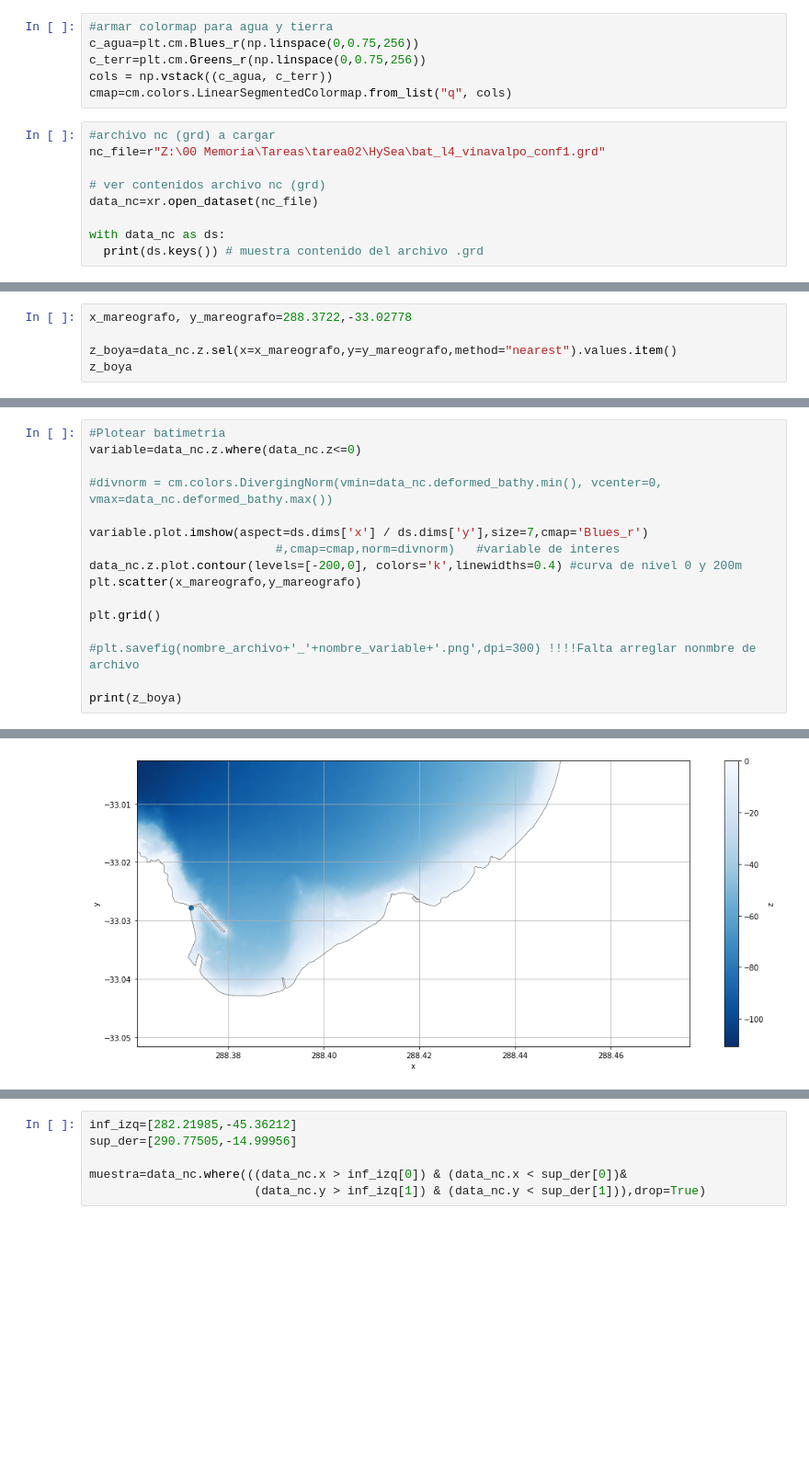
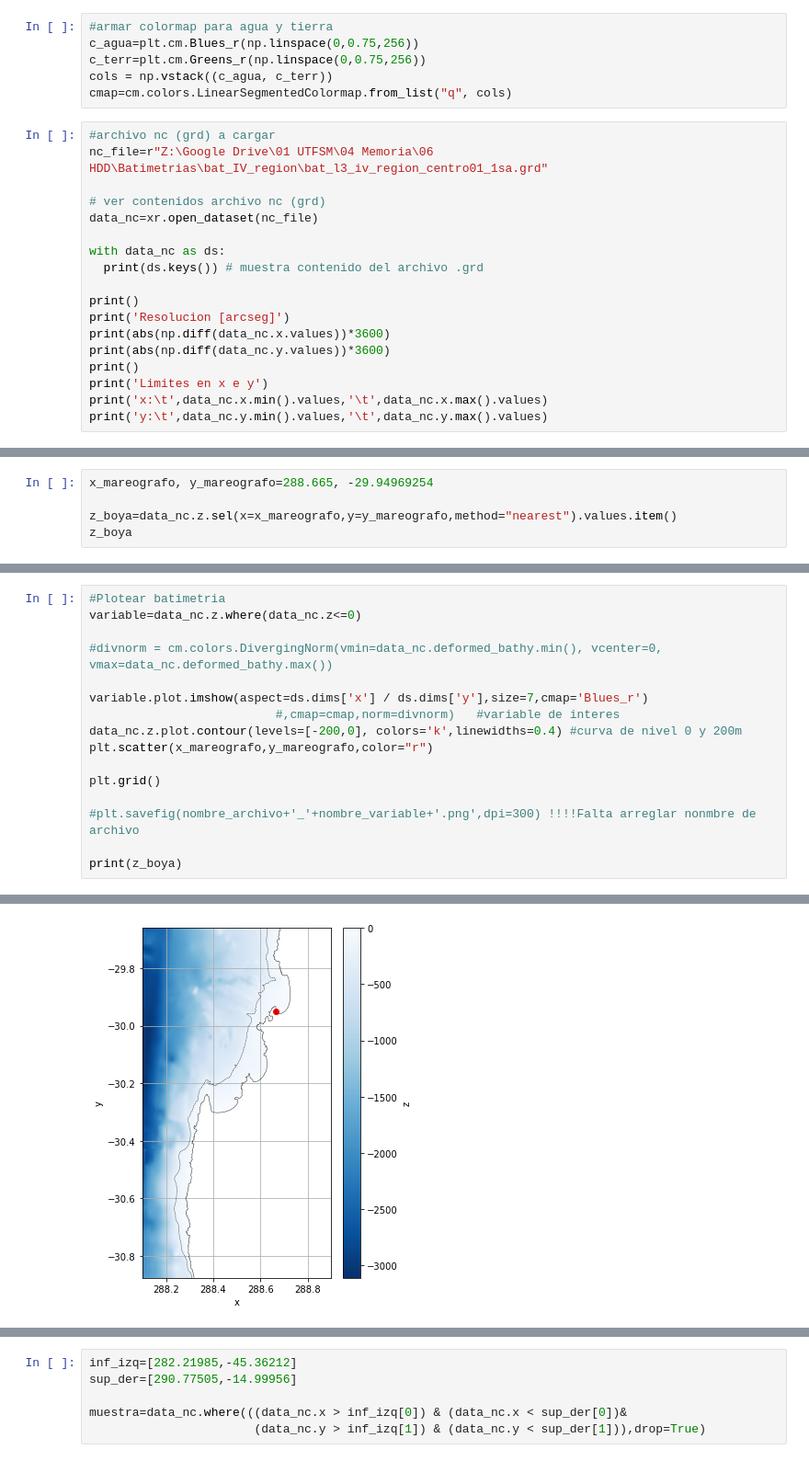
Before and after one commit to Maurici0-Diaz/Resonancia, a Jupyter notebook: analisis_grd.ipynb, the cells around one changed output, grey strips where cells are left out. Shown: that part at 92% size. Saved outputs shown, nothing was run; the diff lists cells and outputs as text; blank space fills up the shorter version.

```diff
--- a/analisis_grd.ipynb
+++ b/analisis_grd.ipynb
@@ -13,12 +13,21 @@ cols = np.vstack((c_agua, c_terr))
 cmap=cm.colors.LinearSegmentedColormap.from_list("q", cols)
 # %%
 #archivo nc (grd) a cargar
-nc_file=r"Z:\00 Memoria\Tareas\tarea02\HySea\bat_l4_vinavalpo_conf1.grd"
+nc_file=r"Z:\Google Drive\01 UTFSM\04 Memoria\06 HDD\Batimetrias\bat_IV_region\bat_l3_iv_region_centro01_1sa.grd"
 
 # ver contenidos archivo nc (grd)
 data_nc=xr.open_dataset(nc_file)
 
 with data_nc as ds:
   print(ds.keys()) # muestra contenido del archivo .grd
+
+print()
+print('Resolucion [arcseg]')
+print(abs(np.diff(data_nc.x.values))*3600)
+print(abs(np.diff(data_nc.y.values))*3600)
+print()
+print('Limites en x e y')
+print('x:\t',data_nc.x.min().values,'\t',data_nc.x.max().values)
+print('y:\t',data_nc.y.min().values,'\t',data_nc.y.max().values)
 # %% [output]
 KeysView(<xarray.Dataset>
@@ -37,5 +48,5 @@ Attributes:
 # %%
-x_mareografo, y_mareografo=288.3722,-33.02778
+x_mareografo, y_mareografo=288.665, -29.94969254
 
 z_boya=data_nc.z.sel(x=x_mareografo,y=y_mareografo,method="nearest").values.item()
 z_boya
@@ -50,7 +61,7 @@ variable=data_nc.z.where(data_nc.z<=0)
 variable.plot.imshow(aspect=ds.dims['x'] / ds.dims['y'],size=7,cmap='Blues_r')
                           #,cmap=cmap,norm=divnorm)   #variable de interes
 data_nc.z.plot.contour(levels=[-200,0], colors='k',linewidths=0.4) #curva de nivel 0 y 200m
-plt.scatter(x_mareografo,y_mareografo)
+plt.scatter(x_mareografo,y_mareografo,color="r")
 
 plt.grid()
 
@@ -62 +73 @@ print(z_boya)
-[figure, old version]
+[figure, new version]
```
Also changed, not shown: parts of 10 cells of this notebook.
